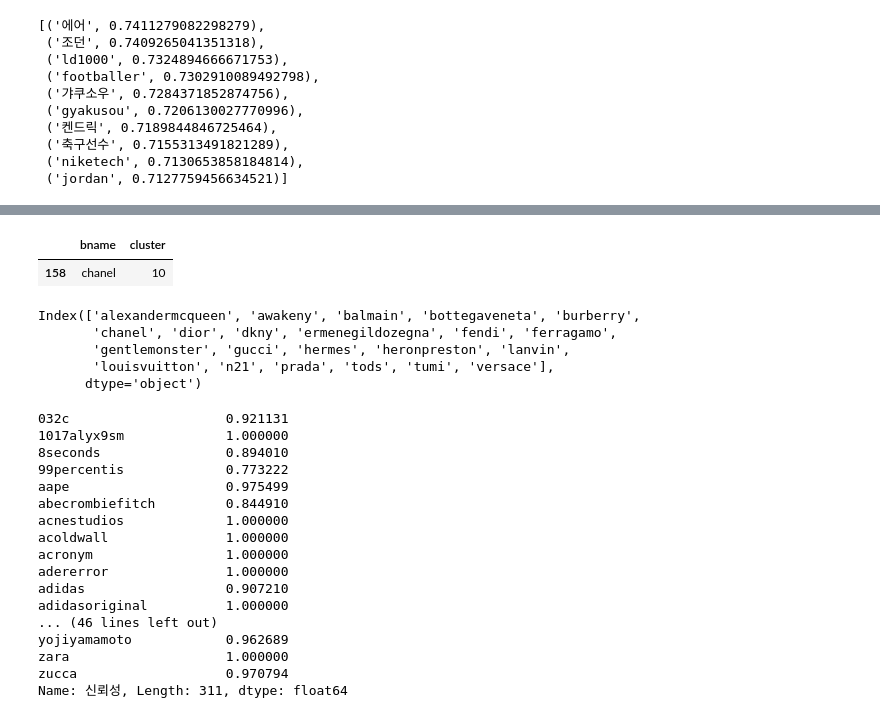
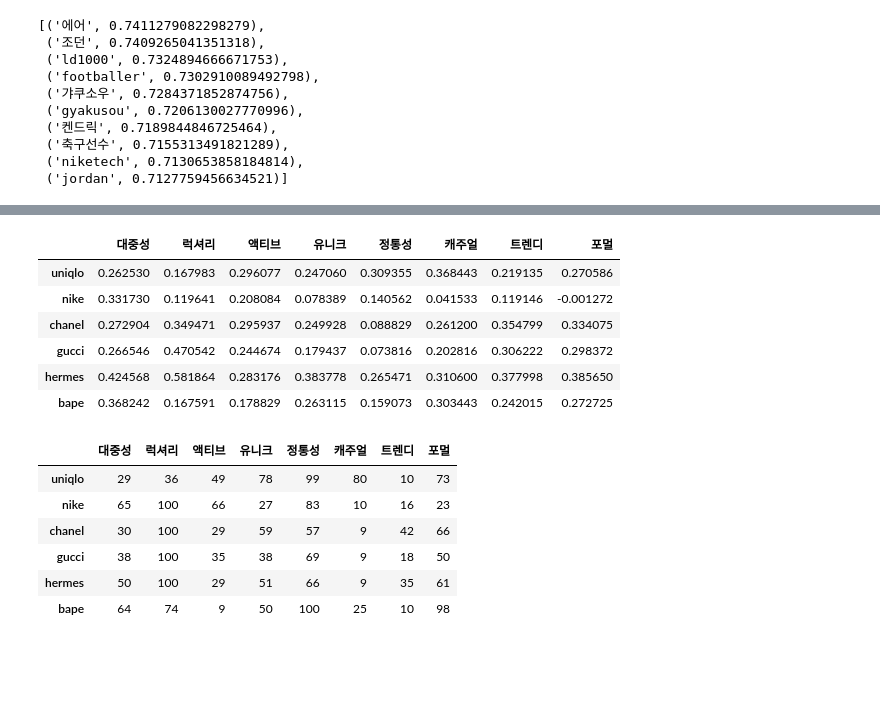
Before and after one commit to gem763/texcrapy, a Jupyter notebook: texcrapy5.ipynb, the cells around one changed output, grey strips where cells are left out. Saved outputs shown, nothing was run; the diff lists cells and outputs as text; code cells hidden in the pictures; blank space fills up the shorter version.

```diff
--- a/texcrapy5.ipynb
+++ b/texcrapy5.ipynb
@@ -542,2 +442,22 @@ for ws in id_pools.values():
+# %%
+id_desc = {
+    '럭셔리': '럭셔리 고급 호화 과시 명품 luxury 비싼 고가 expensive pricy pricey',
+    '캐주얼': '캐주얼 캐쥬얼 casual 스타일리시 스타일리쉬 stylish',
+
+    '유니크': '유니크 독특 독창 unique 개성 only 참신 신선 특이 아이디어 철학',
+    '대중성': '대중 popular 널리 흔한 massive mass 대중성',
+
+    '정통성': '정통 클래식 classic 품격 약속 신뢰 믿음 예측 견고 품질 안정', #traditional 트레디셔널
+    '트렌디': '트렌디 트랜디 트렌드 트랜드 유행 trend trendy 변화 새로운 민감 예민 신상 최신',
+
+    '포멀': '포멀 formal 노멀 normal 평범 일상 무난 기본 베이스 베이직 base basic',
+    '액티브': '화제 인기 hot 튀는 액티브 active 앞서가는 실험 과감 선도 선구 대담',
+
+    #'가성비': ['가성비','저렴','효율','성능','실용'],
+    #'신뢰성': ['신뢰','믿음','trust','견고','품질','안정','클래식','classic'],
+    #'활동성': ['활동','활발','운동','액티브','스포츠','active','sport','sports','sporty'],
+    #'과감함': ['과감','선도','선구','대담','강렬','선명','예술','art'],
+    # 철학, 환상, 신상, 새로운,
+}
 # %%
 id_pairs = [('럭셔리','캐주얼'), ('유니크','대중성'), ('정통성','트렌디'), ('포멀','액티브')]
@@ -614,33 +463,0 @@ clrd.to_excel('model/clustered.xlsx')
-# %%
-clrd[clrd.bname=='chanel']
-# %% [output]
-|  | bname | cluster |
-| 158 | chanel | 10 |
-# %%
-clustered.index[clustered==10]
-# %% [output]
-Index(['alexandermcqueen', 'awakeny', 'balmain', 'bottegaveneta', 'burberry',
-       'chanel', 'dior', 'dkny', 'ermenegildozegna', 'fendi', 'ferragamo',
-       'gentlemonster', 'gucci', 'hermes', 'heronpreston', 'lanvin',
-       'louisvuitton', 'n21', 'prada', 'tods', 'tumi', 'versace'],
-      dtype='object')
-# %%
-df2.loc['신뢰성']
-# %% [output]
-032c                    0.921131
-1017alyx9sm             1.000000
-8seconds                0.894010
-99percentis             0.773222
-aape                    0.975499
-abecrombiefitch         0.844910
-acnestudios             1.000000
-acoldwall               1.000000
-acronym                 1.000000
-adererror               1.000000
-adidas                  0.907210
-adidasoriginal          1.000000
-... (46 lines left out)
-yojiyamamoto            0.962689
-zara                    1.000000
-zucca                   0.970794
-Name: 신뢰성, Length: 311, dtype: float64
@@ -646,0 +493,20 @@ Name: 신뢰성, Length: 311, dtype: float64
+# %%
+bid.loc[['uniqlo','nike','chanel','gucci','hermes','bape']]
+# %% [output]
+|  | 대중성 | 럭셔리 | 액티브 | 유니크 | 정통성 | 캐주얼 | 트렌디 | 포멀 |
+| uniqlo | 0.262530 | 0.167983 | 0.296077 | 0.247060 | 0.309355 | 0.368443 | 0.219135 | 0.270586 |
+| nike | 0.331730 | 0.119641 | 0.208084 | 0.078389 | 0.140562 | 0.041533 | 0.119146 | -0.001272 |
+| chanel | 0.272904 | 0.349471 | 0.295937 | 0.249928 | 0.088829 | 0.261200 | 0.354799 | 0.334075 |
+| gucci | 0.266546 | 0.470542 | 0.244674 | 0.179437 | 0.073816 | 0.202816 | 0.306222 | 0.298372 |
+| hermes | 0.424568 | 0.581864 | 0.283176 | 0.383778 | 0.265471 | 0.310600 | 0.377998 | 0.385650 |
+| bape | 0.368242 | 0.167591 | 0.178829 | 0.263115 | 0.159073 | 0.303443 | 0.242015 | 0.272725 |
+# %%
+identity.loc[['uniqlo','nike','chanel','gucci','hermes','bape']]
+# %% [output]
+|  | 대중성 | 럭셔리 | 액티브 | 유니크 | 정통성 | 캐주얼 | 트렌디 | 포멀 |
+| uniqlo | 29 | 36 | 49 | 78 | 99 | 80 | 10 | 73 |
+| nike | 65 | 100 | 66 | 27 | 83 | 10 | 16 | 23 |
+| chanel | 30 | 100 | 29 | 59 | 57 | 9 | 42 | 66 |
+| gucci | 38 | 100 | 35 | 38 | 69 | 9 | 18 | 50 |
+| hermes | 50 | 100 | 29 | 51 | 66 | 9 | 35 | 61 |
+| bape | 64 | 74 | 9 | 50 | 100 | 25 | 10 | 98 |
```
Also changed, not shown: parts of 25 cells of this notebook, 3 other files.
